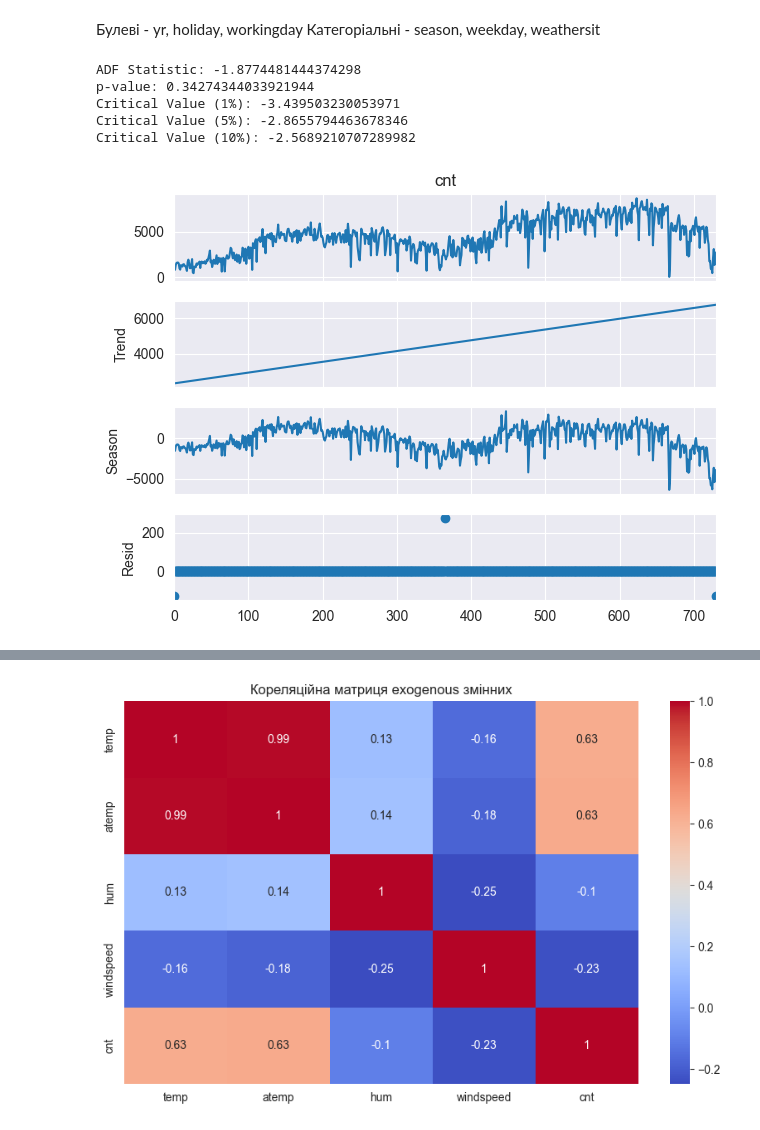
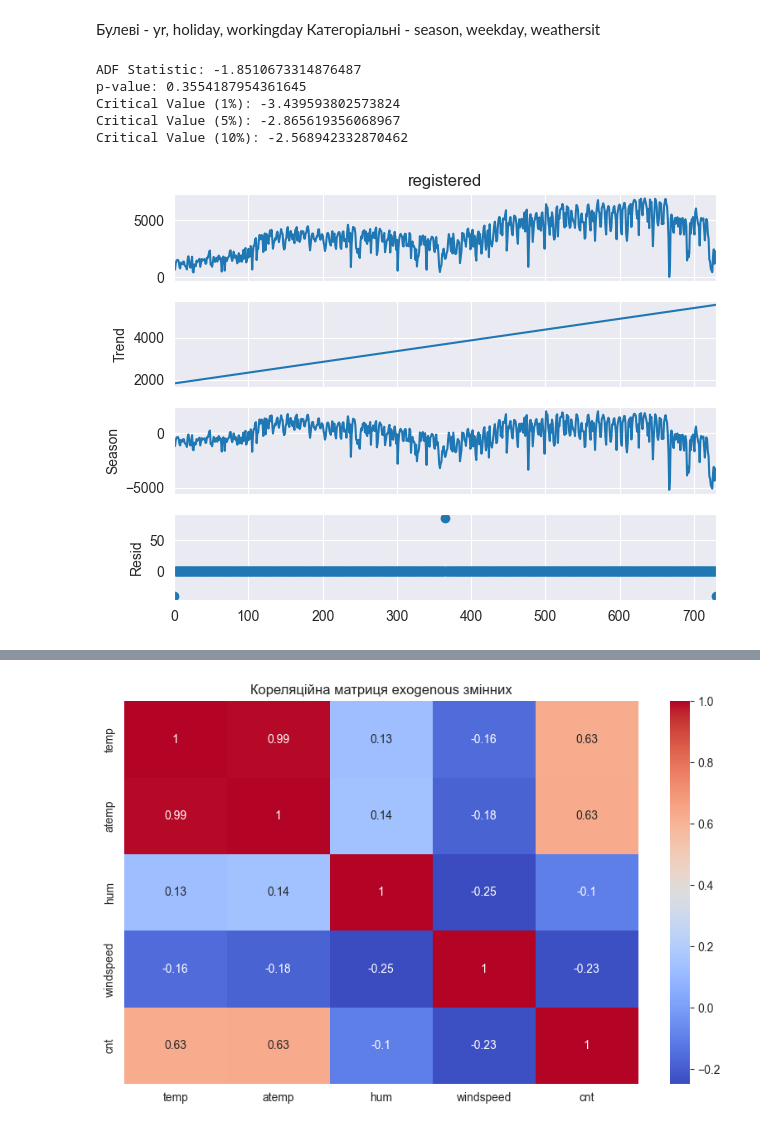
Before and after one commit to Valakas148/TML, a Jupyter notebook: lr1.ipynb, the cells around one changed output, grey strips where cells are left out. Cells and saved outputs as stored; diff of their text form; code cells hidden in the pictures.

```diff
--- a/lr1.ipynb
+++ b/lr1.ipynb
@@ -110,22 +116,22 @@ def adf_test(series):
     for key, value in result[4].items():
         print(f'Critical Value ({key}): {value}')
 
-# Аналіз стаціонарності для загальної кількості оренд
-adf_test(df['cnt'])
+# Аналіз стаціонарності для загальної кількості registered
+adf_test(df['registered'])
 # %% [output]
-ADF Statistic: -1.8774481444374298
-p-value: 0.34274344033921944
-Critical Value (1%): -3.439503230053971
-Critical Value (5%): -2.8655794463678346
-Critical Value (10%): -2.5689210707289982
+ADF Statistic: -1.8510673314876487
+p-value: 0.3554187954361645
+Critical Value (1%): -3.439593802573824
+Critical Value (5%): -2.865619356068967
+Critical Value (10%): -2.568942332870462
 # %%
 # Декомпозиція часового ряду
-decompose_result = STL(df['cnt'], period=365).fit()
+decompose_result = STL(df['registered'], period=365).fit()
 
 # Візуалізація результатів декомпозиції
 decompose_result.plot()
 plt.show()
 # %% [output]
-[figure, old version]
+[figure, new version]
 # %%
 # Періодограма
```
Also changed, not shown: parts of 22 cells of this notebook.
